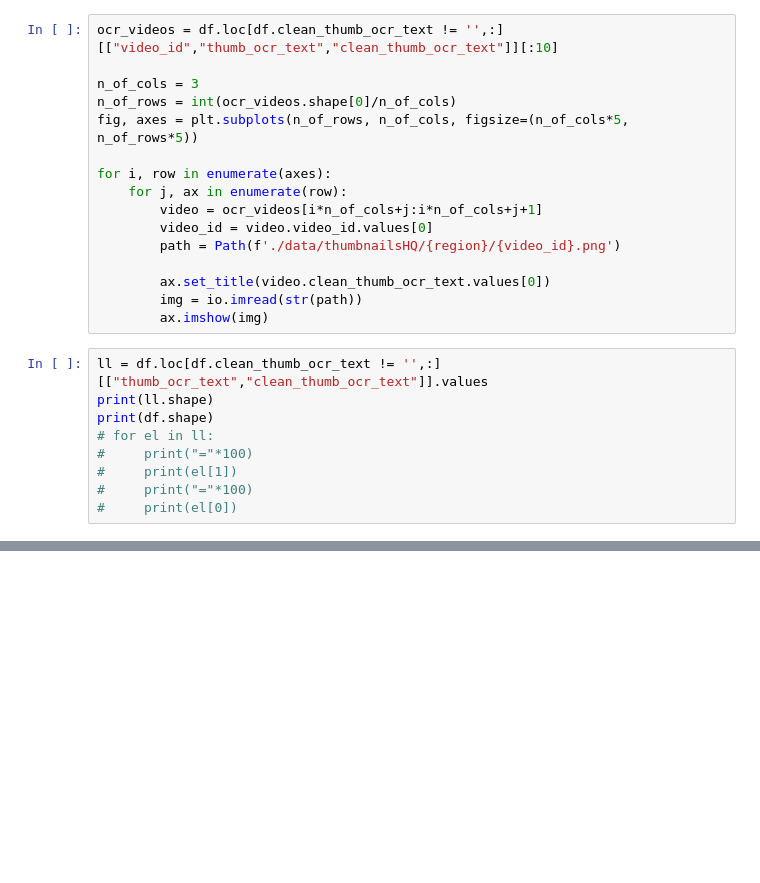
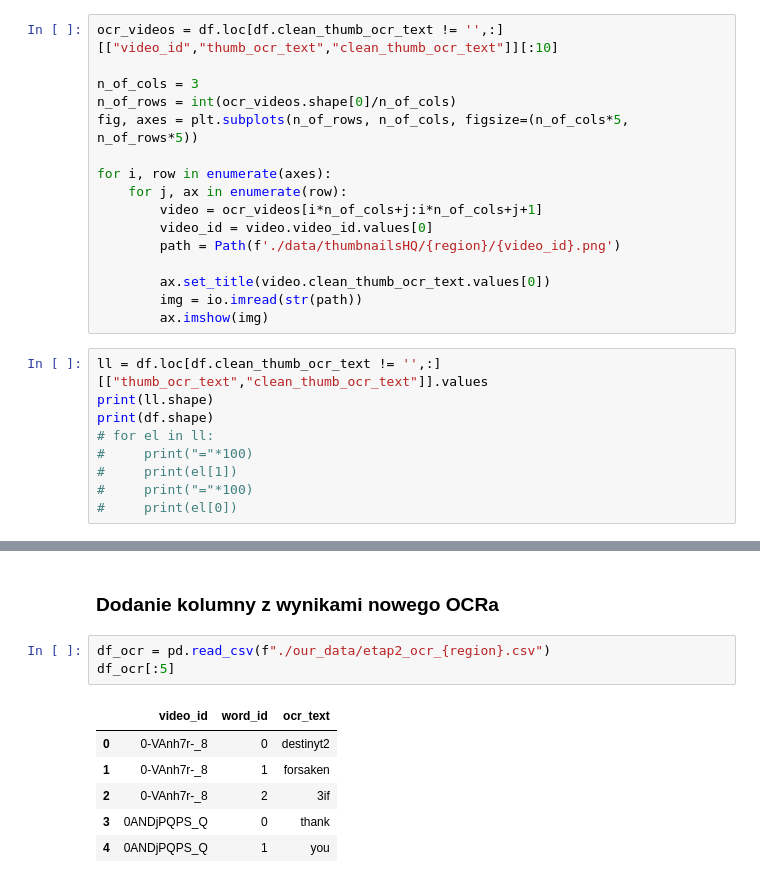
Before and after one commit to AdamKlejda/PED_YT, a Jupyter notebook: Etap2LiLatee_GB.ipynb, the cells around one changed output, grey strips where cells are left out. Drawn from its saved outputs; the diff is of its cells as text; blank space fills up the shorter version.

```diff
--- a/Etap2LiLatee_GB.ipynb
+++ b/Etap2LiLatee_GB.ipynb
@@ -180,0 +270,12 @@ print(df.shape)
+# %% [markdown]
+### Dodanie kolumny z wynikami nowego OCRa
+# %%
+df_ocr = pd.read_csv(f"./our_data/etap2_ocr_{region}.csv")
+df_ocr[:5]
+# %% [output]
+|  | video_id | word_id | ocr_text |
+| 0 | 0-VAnh7r-_8 | 0 | destinyt2 |
+| 1 | 0-VAnh7r-_8 | 1 | forsaken |
+| 2 | 0-VAnh7r-_8 | 2 | 3if |
+| 3 | 0ANDjPQPS_Q | 0 | thank |
+| 4 | 0ANDjPQPS_Q | 1 | you |
```
Also changed, not shown: parts of 14 cells of this notebook, 5 other files.
